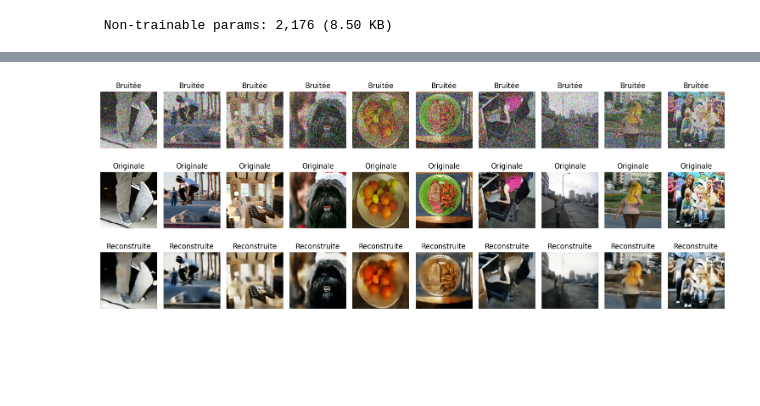
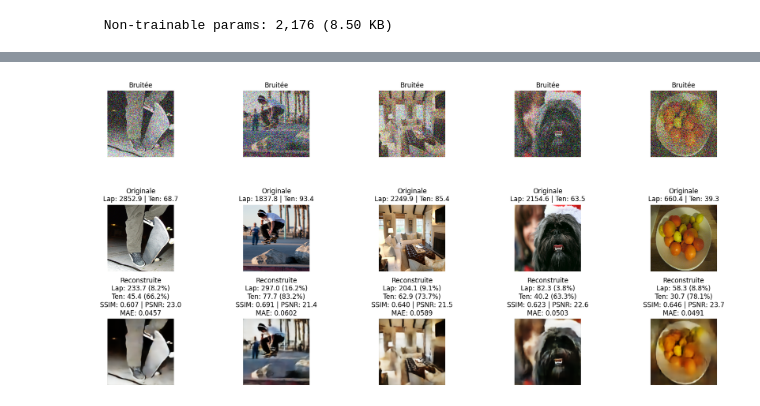
Before and after one commit to FaresZGH/Leyenda, a Jupyter notebook: livrables/base_ssim.ipynb, the cells around one changed output, grey strips where cells are left out. Saved outputs shown, nothing was run; the diff lists cells and outputs as text; code cells hidden in the pictures; blank space fills up the shorter version.

```diff
--- a/livrables/base_ssim.ipynb
+++ b/livrables/base_ssim.ipynb
@@ -202,7 +201,7 @@ outputs = decoder(latent_space)
 autoencoder = Model(encoder_inputs, outputs, name="autoencoder")
 
 # Compilation de l'autoencodeur
-autoencoder.compile(optimizer="adam", loss=ssim_loss, metrics=["mae"])
+autoencoder.compile(optimizer="adam", loss=ssim_loss, metrics=["mae", ssim_metric, psnr_metric])
 
 # Résumé du modèle
 autoencoder.summary()
@@ -231,8 +230,8 @@ val_autoenc_ds = make_autoencoder_dataset(noisy_val_ds, val_ds)
 # Train the model
 with tf.device("/gpu:0"):
     history = autoencoder.fit(train_autoenc_ds,
-                    epochs=20,
-                    batch_size= 32,
+                    epochs=100,
+                    batch_size= 64,
                     shuffle= True,
                     validation_data=val_autoenc_ds,
                     verbose=1
@@ -300 +342,23 @@ plt.legend()
+# %%
+import cv2
+
+def variance_of_laplacian_rgb(image_rgb):
+    image_rgb = np.array(image_rgb)  # Assure que c'est un array numpy
+    if image_rgb.shape[-1] == 3:
+        gray = cv2.cvtColor((image_rgb * 255).astype(np.uint8), cv2.COLOR_RGB2GRAY)
+    else:
+        gray = (image_rgb * 255).astype(np.uint8)
+    laplacian = cv2.Laplacian(gray, cv2.CV_64F)
+    return laplacian.var()
+
+def tenengrad_rgb(image_rgb):
+    image_rgb = np.array(image_rgb)  # Assure que c'est un array numpy
+    if image_rgb.shape[-1] == 3:
+        gray = cv2.cvtColor((image_rgb * 255).astype(np.uint8), cv2.COLOR_RGB2GRAY)
+    else:
+        gray = (image_rgb * 255).astype(np.uint8)
+    gx = cv2.Sobel(gray, cv2.CV_64F, 1, 0)
+    gy = cv2.Sobel(gray, cv2.CV_64F, 0, 1)
+    magnitude = np.sqrt(gx**2 + gy**2)
+    return np.mean(magnitude)
 # %%
@@ -333,5 +432,5 @@ def show_original_vs_decoded(noisy_dataset, clean_dataset, model, n=10):
     plt.tight_layout()
     plt.show()
 # %%
-show_original_vs_decoded(noisy_test_ds, test_ds, autoencoder)
+show_original_vs_decoded_with_sharpness(noisy_test_ds, test_ds, autoencoder, n=5)
 # %% [output]
@@ -339 +438 @@ show_original_vs_decoded(noisy_test_ds, test_ds, autoencoder)
-[figure, old version]
+[figure, new version]
```
Also changed, not shown: parts of 10 cells of this notebook, 5 other files.
